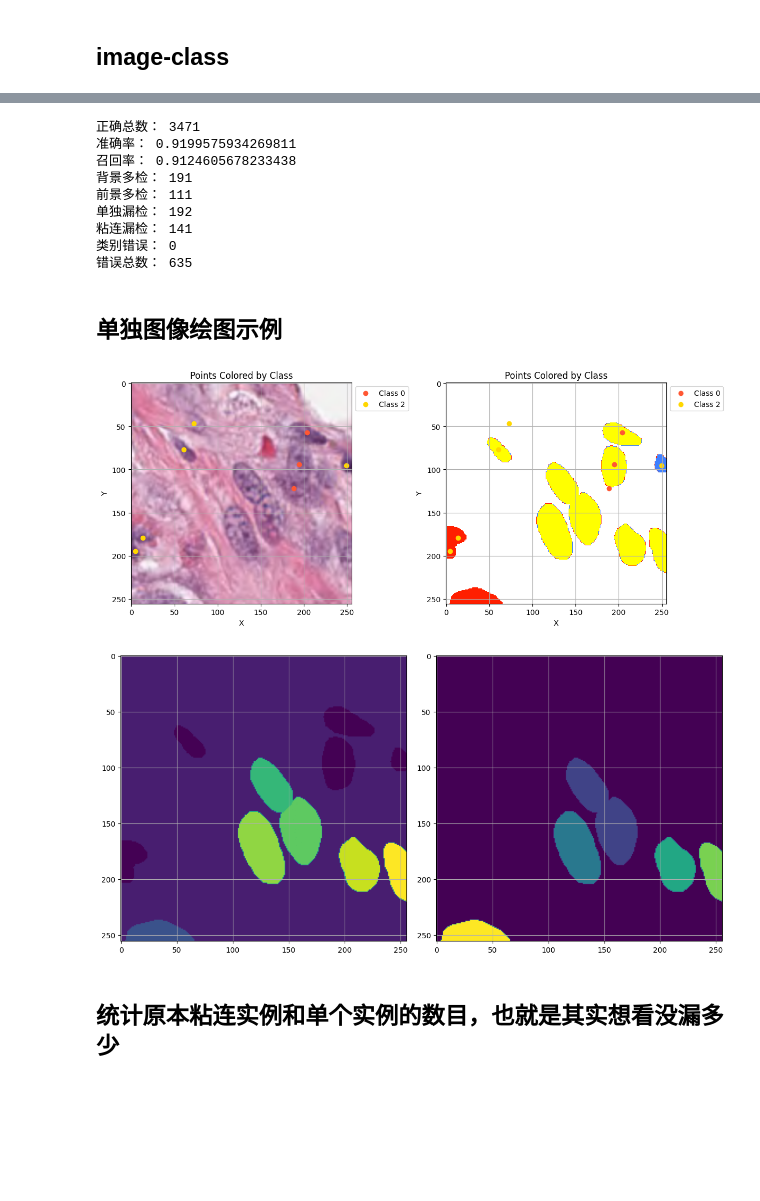
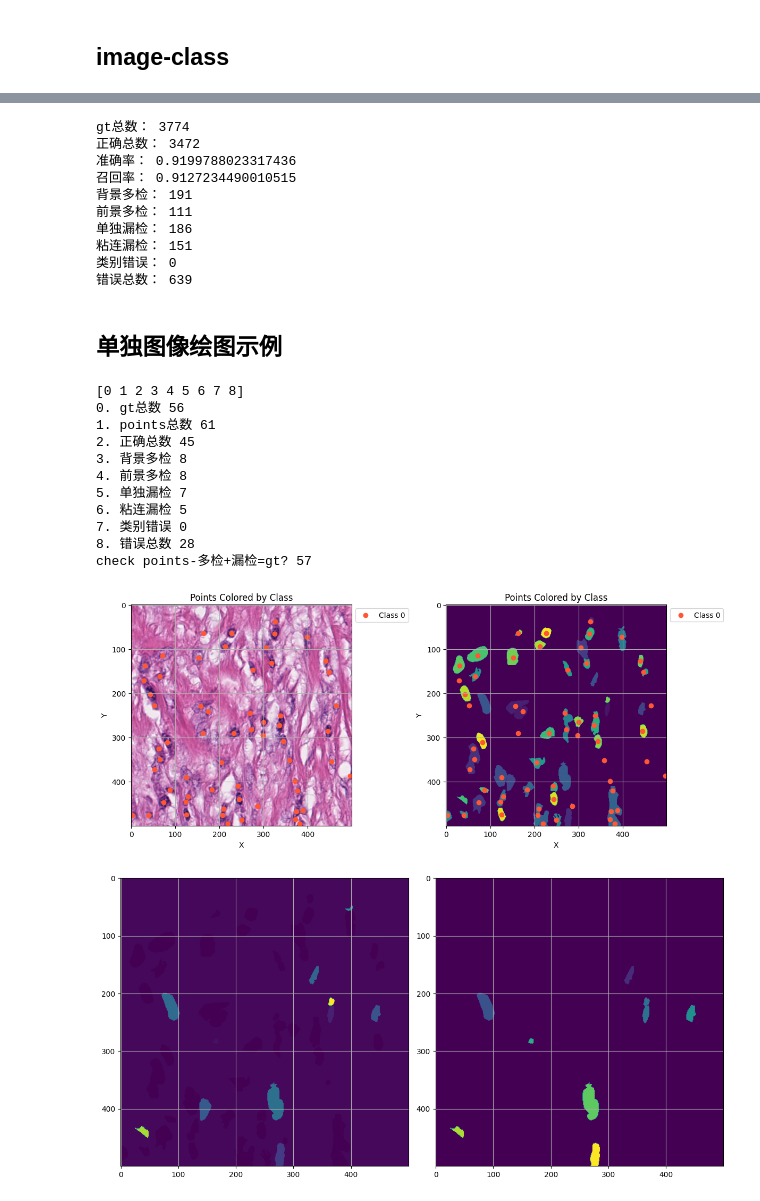
Before and after one commit to hotaru1227/PNS_tmp, a Jupyter notebook: segmentor/outputAndOtherfile/temp.ipynb, the cells around one changed output, grey strips where cells are left out. Drawn from its saved outputs; the diff is of its cells as text; code cells hidden in the pictures; blank space fills up the shorter version.

```diff
--- a/segmentor/outputAndOtherfile/temp.ipynb
+++ b/segmentor/outputAndOtherfile/temp.ipynb
@@ -245,7 +264,7 @@ import pandas as pd
 # 8. 错误总数
 
 # 打开CSV文件
-csv_file = "/data/hotaru/my_projects/PNS_tmp/segmentor/prompts/cpm17_checpkpoint.csv"
+csv_file = "/data/hotaru/projects/PNS_tmp/segmentor/cpm17_300_newcount.csv"
 # 使用pandas读取CSV文件
 df = pd.read_csv(csv_file)
 
@@ -255,6 +274,7 @@ data = df.sum(axis=0)[1:]  # axis=0表示按列求和，[1:]表示从第二列
 
 # 打印结果
 # print("每行除第一列之外的和:", data)
+print("gt总数：",data[1])
 print("正确总数：",data[2])
 print("准确率：",data[2]/data[1])
 print("召回率：",data[2]/data[0])
@@ -265,26 +285,27 @@ print("粘连漏检：",data[6])
 print("类别错误：",data[7])
 print("错误总数：",data[8])
 # %% [output]
-正确总数： 3471
-准确率： 0.9199575934269811
-召回率： 0.9124605678233438
+gt总数： 3774
+正确总数： 3472
+准确率： 0.9199788023317436
+召回率： 0.9127234490010515
 背景多检： 191
 前景多检： 111
-单独漏检： 192
-粘连漏检： 141
+单独漏检： 186
+粘连漏检： 151
 类别错误： 0
-错误总数： 635
+错误总数： 639
 # %% [markdown]
 ## 单独图像绘图示例
 # %%
-dataset = 'pannuke'
-file_name = '1_8'
-file_path = '/data/hotaru/projects/PNS_tmp/segmentor/prompts/pannuke321_chpo_121'
+dataset = 'cpm17'
+file_name = 'image_17'
+file_path = '/data/hotaru/projects/PNS_tmp/segmentor/prompts/cpm17_300/'
 inst_map,type_map,points,points_labels = load_dataset(dataset, file_name,file_path)
 false_points,temp_inst_map, semantic_liantong_map= count_false_points(inst_map,type_map,points,points_labels)
 
 # 打开PNG图像
-image_path = "./datasets/pannuke/Images/"+file_name+".png"
+image_path = "/data/hotaru/projects/PNS_tmp/segmentor/datasets/cpm17/test/Images/"+file_name+".png"
 image = Image.open(image_path)
 # 创建绘图对象和子图
 fig, axes = plt.subplots(1, 2, figsize=(12, 6))
@@ -295,35 +316,44 @@ for label in np.unique(points_labels):
 axes[0].set_xlabel("X")
 axes[0].set_ylabel("Y")
 axes[0].set_title("Points Colored by Class")
 axes[0].grid(True)
 
 # 在第二个子图中绘制mask和点
-axes[1].imshow(type_map, cmap=cmap_mask, vmin=0, vmax=len(colors_mask)-1)
+axes[1].imshow(inst_map)
 for label in np.unique(points_labels):
     idx = points_labels == label
     axes[1].scatter(points[idx, 0], points[idx, 1], label=f"Class {int(label)}", c=[colors[int(label)]], cmap=cmap)
 axes[1].set_xlabel("X")
 axes[1].set_ylabel("Y")
 axes[1].set_title("Points Colored by Class")
 axes[1].grid(True)
 
 # 在每个子图的外部显示图例
 axes[0].legend(loc='upper left', bbox_to_anchor=(1, 1))
 axes[1].legend(loc='upper left', bbox_to_anchor=(1, 1))
 plt.tight_layout()
 plt.show()
 
 
 fig, axes = plt.subplots(1, 2, figsize=(12, 6))
 axes[0].imshow(temp_inst_map)
 axes[0].grid(True)
 
 axes[1].imshow(semantic_liantong_map )
 axes[1].grid(True)
 plt.tight_layout()
 plt.show()
 # %% [output]
+[0 1 2 3 4 5 6 7 8]
+0. gt总数 56
+1. points总数 61
+2. 正确总数 45
+3. 背景多检 8
+4. 前景多检 8
+5. 单独漏检 7
+6. 粘连漏检 5
+7. 类别错误 0
+8. 错误总数 28
+check points-多检+漏检=gt? 57
-[figure, old version]
+[figure, new version]
-[figure, old version]
+[figure, new version]
-# %% [markdown]
-## 统计原本粘连实例和单个实例的数目，也就是其实想看没漏多少
```
Also changed, not shown: parts of 10 cells of this notebook, 2 other files.
